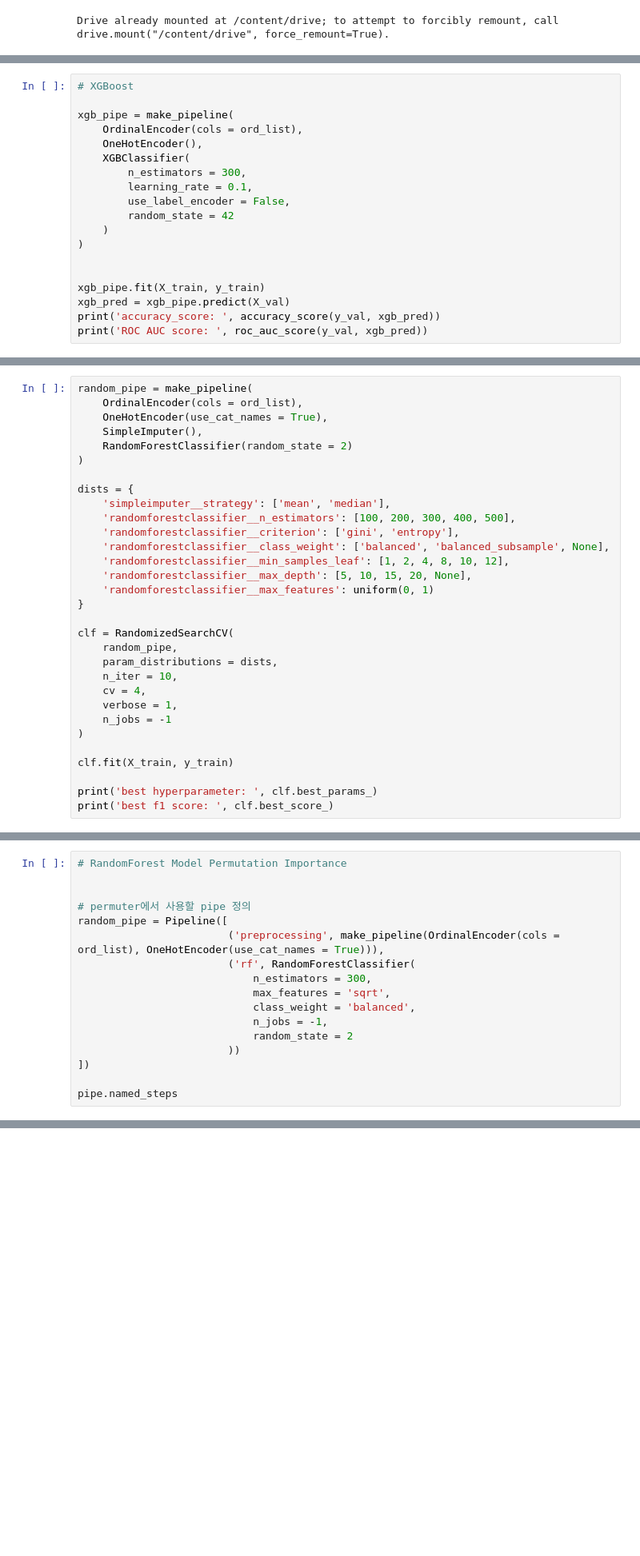
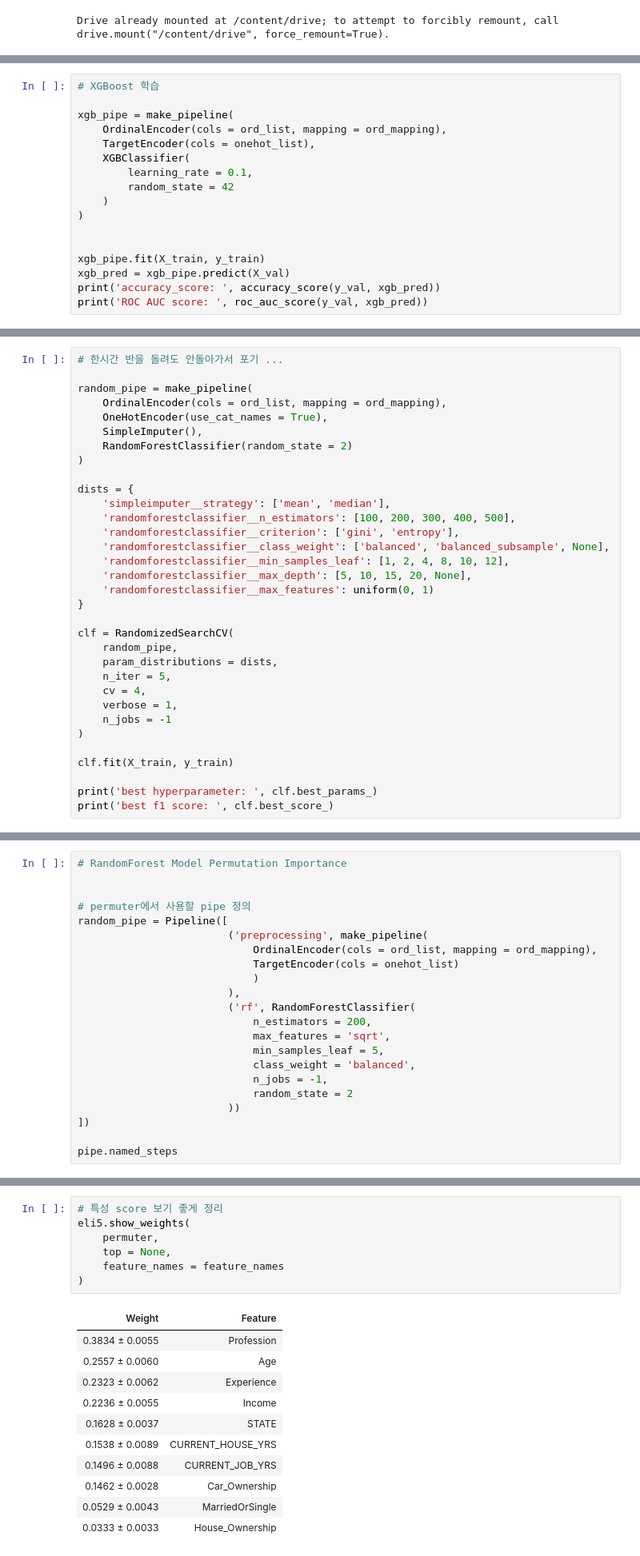
Before and after one commit to hwon-n/section2_project, a Jupyter notebook: section2_project.ipynb, the cells around one changed output, grey strips where cells are left out. Shown at 80% size. Drawn from its saved outputs; the diff is of its cells as text; blank space fills up the shorter version.

```diff
--- a/section2_project.ipynb
+++ b/section2_project.ipynb
@@ -455,13 +469,11 @@ Validation dataset R2 score: $-3.158
 # %%
-# XGBoost
+# XGBoost 학습
 
 xgb_pipe = make_pipeline(
-    OrdinalEncoder(cols = ord_list),
-    OneHotEncoder(),
+    OrdinalEncoder(cols = ord_list, mapping = ord_mapping),
+    TargetEncoder(cols = onehot_list),
     XGBClassifier(
-        n_estimators = 300,
         learning_rate = 0.1,
-        use_label_encoder = False,
         random_state = 42
     )
 )
@@ -503,6 +497,8 @@ f1 score mean: 0.63317635
 # %%
+# 한시간 반을 돌려도 안돌아가서 포기 ...
+
 random_pipe = make_pipeline(
-    OrdinalEncoder(cols = ord_list),
+    OrdinalEncoder(cols = ord_list, mapping = ord_mapping),
     OneHotEncoder(use_cat_names = True),
     SimpleImputer(),
     RandomForestClassifier(random_state = 2)
@@ -521,7 +517,7 @@ dists = {
 clf = RandomizedSearchCV(
     random_pipe,
     param_distributions = dists,
-    n_iter = 10,
+    n_iter = 5,
     cv = 4,
     verbose = 1,
     n_jobs = -1
@@ -540,10 +588,15 @@ Fitting 4 folds for each of 10 candidates, totalling 40 fits
 
 # permuter에서 사용할 pipe 정의
 random_pipe = Pipeline([
-                        ('preprocessing', make_pipeline(OrdinalEncoder(cols = ord_list), OneHotEncoder(use_cat_names = True))),
+                        ('preprocessing', make_pipeline(
+                            OrdinalEncoder(cols = ord_list, mapping = ord_mapping),
+                            TargetEncoder(cols = onehot_list)
+                            )
+                        ),
                         ('rf', RandomForestClassifier(
-                            n_estimators = 300,
+                            n_estimators = 200,
                             max_features = 'sqrt',
+                            min_samples_leaf = 5,
                             class_weight = 'balanced',
                             n_jobs = -1,
                             random_state = 2
@@ -576,0 +661,19 @@ eli5.show_weights(
+# %%
+# 특성 score 보기 좋게 정리
+eli5.show_weights(
+    permuter,
+    top = None,
+    feature_names = feature_names
+)
+# %% [output]
+| Weight | Feature |
+| 0.3834 ± 0.0055 | Profession |
+| 0.2557 ± 0.0060 | Age |
+| 0.2323 ± 0.0062 | Experience |
+| 0.2236 ± 0.0055 | Income |
+| 0.1628 ± 0.0037 | STATE |
+| 0.1538 ± 0.0089 | CURRENT_HOUSE_YRS |
+| 0.1496 ± 0.0088 | CURRENT_JOB_YRS |
+| 0.1462 ± 0.0028 | Car_Ownership |
+| 0.0529 ± 0.0043 | MarriedOrSingle |
+| 0.0333 ± 0.0033 | House_Ownership |
```
Also changed, not shown: parts of 41 cells of this notebook.
